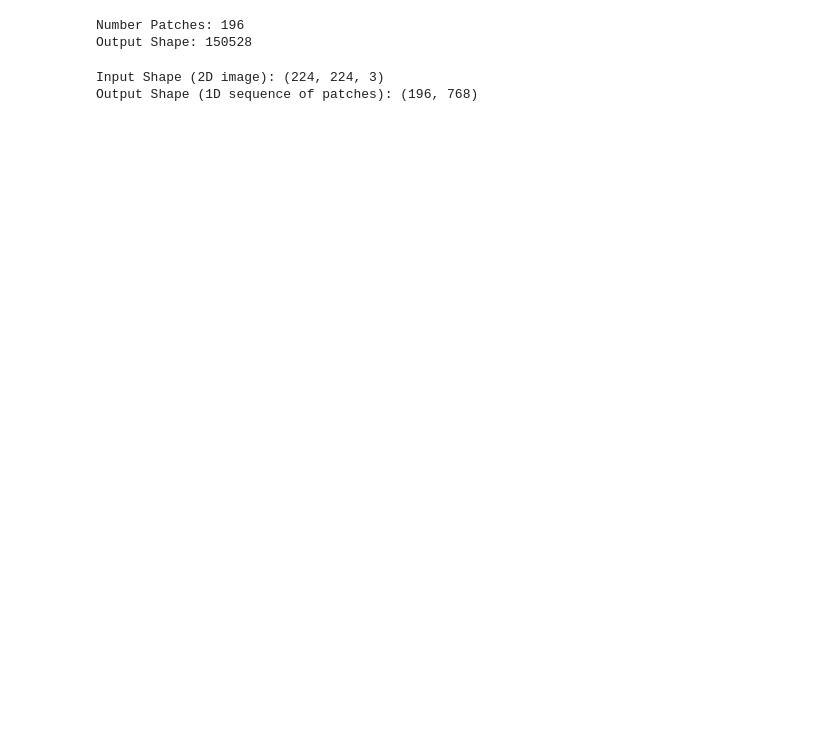
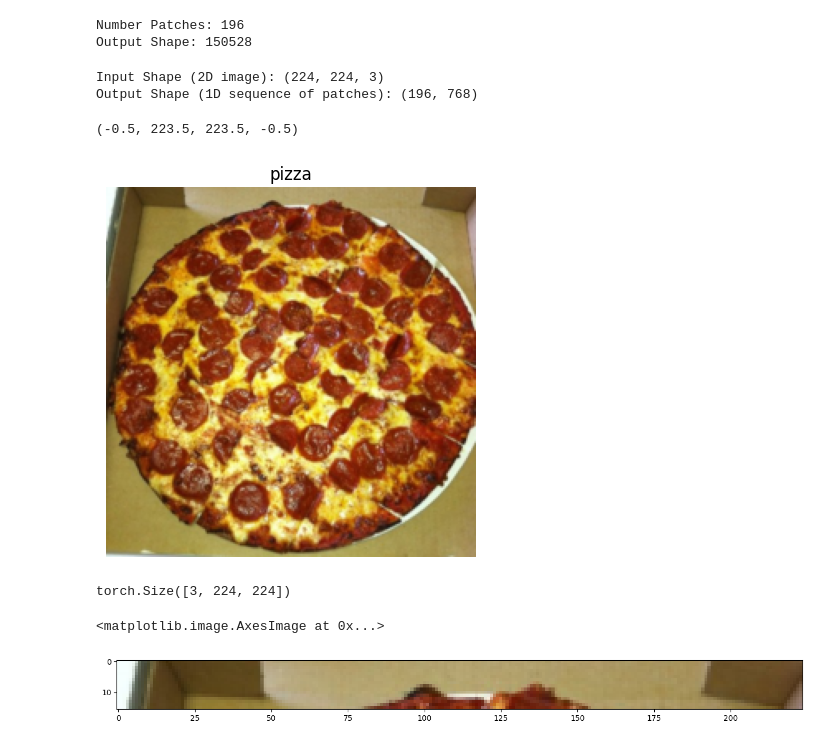
Before and after one commit to AlexanderWeismannn/ML-Paper-Replication, a Jupyter notebook: ML_Paper_Replica/pytorch_replication.ipynb, the cells around one changed output. Cells and saved outputs as stored; diff of their text form; code cells hidden in the pictures; blank space fills up the shorter version.

Commit message:
simulated the 'patchification' done in the paper on a test iamge and plotted the results

```diff
--- a/ML_Paper_Replica/pytorch_replication.ipynb
+++ b/ML_Paper_Replica/pytorch_replication.ipynb
@@ -176,3 +178,25 @@ print(f"Output Shape (1D sequence of patches): {embedding_layer_output_shape}")
 # %% [output]
 Input Shape (2D image): (224, 224, 3)
 Output Shape (1D sequence of patches): (196, 768)
+# %%
+#Turning a single image into patches
+plt.imshow(img.permute(1,2,0))
+plt.title(class_names[label])
+plt.axis(False)
+# %% [output]
+(-0.5, 223.5, 223.5, -0.5)
+[figure, added]
+# %%
+img.shape
+# %% [output]
+torch.Size([3, 224, 224])
+# %%
+#Get the top row
+image_permuted = img.permute(1,2,0)#HWC
+
+patch_size = 16
+plt.figure(figsize=(patch_size,patch_size))
+plt.imshow(image_permuted[:patch_size,:,:])
+# %% [output]
+<matplotlib.image.AxesImage at 0x...>
+[figure, added]
```
Also changed, not shown: parts of 5 cells of this notebook.
